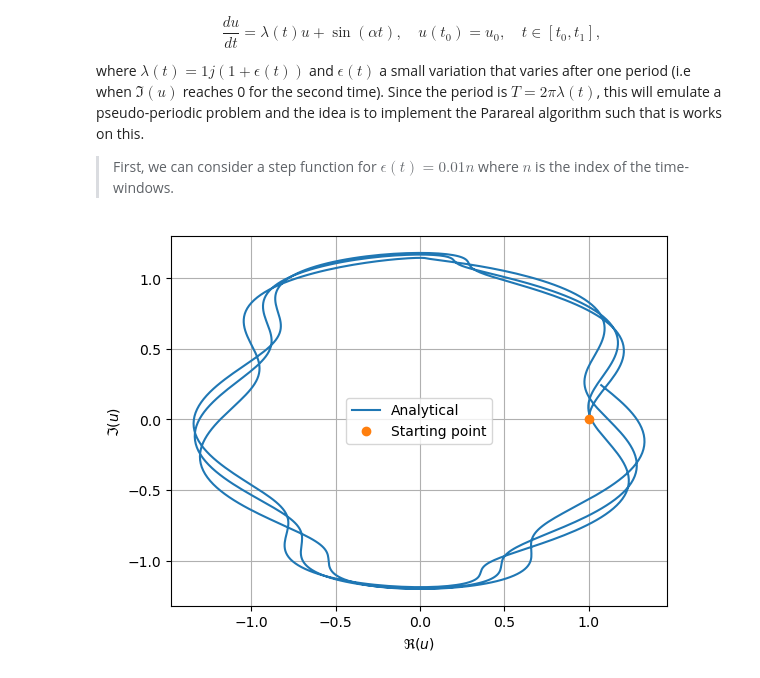
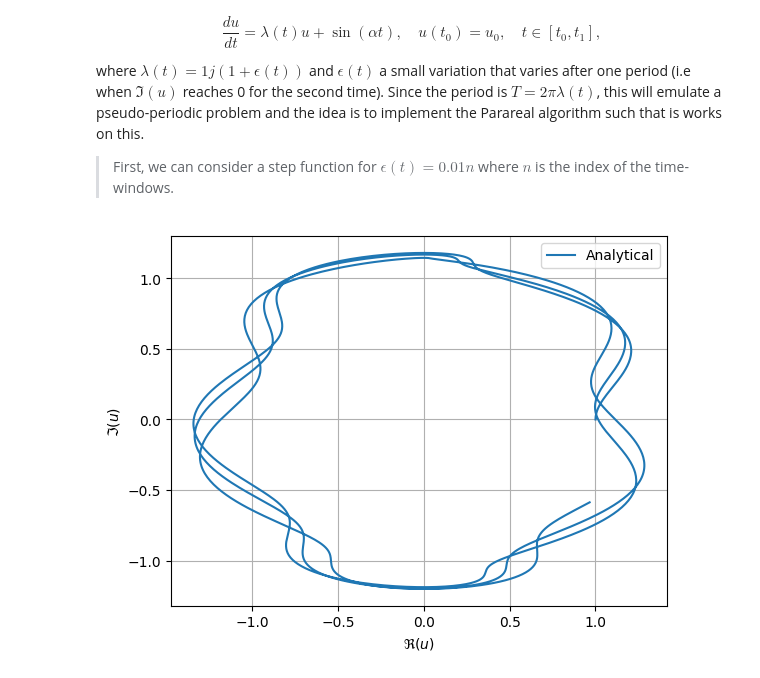
Before and after one commit to github-mathe/PinT-LIB, a Jupyter notebook: scripts/notebooks/dahlquist.ipynb, the cells around one changed output. Cells and saved outputs as stored; diff of their text form; code cells hidden in the pictures.

```diff
--- a/scripts/notebooks/dahlquist.ipynb
+++ b/scripts/notebooks/dahlquist.ipynb
@@ -344,42 +344,62 @@ Since the period is $T=2\pi\lambda(t)$, this will emulate a pseudo-periodic prob
 > First, we can consider a step function for $\epsilon(t) = 0.01 n$ where $n$ is the index of the time-windows.
 # %%
 # follow the same procedure from before...
+def linInterp(x1,x2,y1,y2,x):
+    m = (y2-y1)/(x2-x1)
+    y=y1+m*(x-x1)
+    return y
 
-Period = 2*np.pi/(1.01)
-nPeriods = 3
-tEnd = nPeriods*Period
 eps = lambda n: 0.01*n
 lam = lambda n: 1j*(1 + eps(n))
+Period =lambda n: 2*np.pi/abs((lam(n)))# falsch 2pi/lambda
+tEnd = 18
 alpha = 6.001   # to avoid resonance regime
 u0 = 1+0j
 
 # Analytical solution on every time window nW
 def analytical_n(nW, u0, t0, t1):
+    assert nW % 1 == 0, "nW should be an integer"
     assert lam(nW)**2 + alpha**2 != 0, "resonance regime, different analytical solution"
     C = np.exp(-lam(nW)*t0)*(u0 + (alpha*np.cos(alpha*t0) + lam(nW)*np.sin(alpha*t0))/(alpha**2 + lam(nW)**2))
     u = C*np.exp(lam(nW)*t1) - (alpha*np.cos(alpha*t1) + lam(nW)*np.sin(alpha*t1))/(alpha**2 + lam(nW)**2)
     return u
 
 # Analytical solution on the whole time interval
-def analytical_n_vec(u0, t0, t1, nSteps):
-    t = np.linspace(t0, t1, nSteps+1)
-    u = np.zeros_like(t, dtype=complex)
-    u[0] = u0
-    for nP in range(1, nPeriods+1):
+def analytical_n_vec(u0, t0, t1, dt):
+    u = [u0]
+    nP = 1
+    occ = 0
+    t = [t0]
+    step = 1
+    while True: # we want to capture at least two periods to be sure about the period points
         assert lam(nP)**2 + alpha**2 != 0, "resonance regime, different analytical solution"
-        for i in range(len(t)-1):
-            nP = int(t[i]//Period) + 1
-            assert lam(nP)**2 + alpha**2 != 0, "resonance regime, different analytical solution"
-            u[i+1] = analytical_n(nP, u[i], t[i], t[i+1])
-    return t, u
+        t.append(t[-1] + dt)
+        u_next = analytical_n(nP, u[-1], t[-2], t[-1])
+        u.append(u_next)
+        occ += u[-1].imag*u[-2].imag < 0 # check for sign change in the imaginary part
+        if occ == 2: # we completed a full period
+            nP += 1
+            tP = linInterp(u[-2].imag, u[-1].imag,t[-2], t[-1], 0)
+            uP_real = linInterp(t[-2], t[-1], u[-2].real, u[-1].real, tP)
+            u[-1] = uP_real + 0j
+            t[-1] = tP
+            occ = 0
+        if t[-1] >= t1:
+            t.remove(t[-1])
+            u.remove(u[-1])
+            break
+        step +=1
+    u = np.squeeze(u)
+    t = np.squeeze(t)
+    nSteps = step
+    return t, u,nSteps
 
-nSteps = 1000
-t, uTh = analytical_n_vec(u0, 0, tEnd, nSteps)
+nSteps = 10
+t, uTh, nSteps = analytical_n_vec(u0, 0, tEnd, 0.01)
 plt.plot(uTh.real, uTh.imag, label="Analytical")
-plt.plot(uTh[0].real, uTh[0].imag, "o", label="Starting point")
 plt.legend(), plt.xlabel(r"$\Re(u)$"), plt.ylabel(r"$\Im(u)$"), plt.grid();
 # %% [output]
-[figure, old version]
+[figure, new version]
 # %%
 plt.plot(t, uTh.real, label=r"$\Re(u)$")
 plt.plot(t, uTh.imag, label=r"$\Im(u)$")
```
Also changed, not shown: parts of 10 cells of this notebook.
